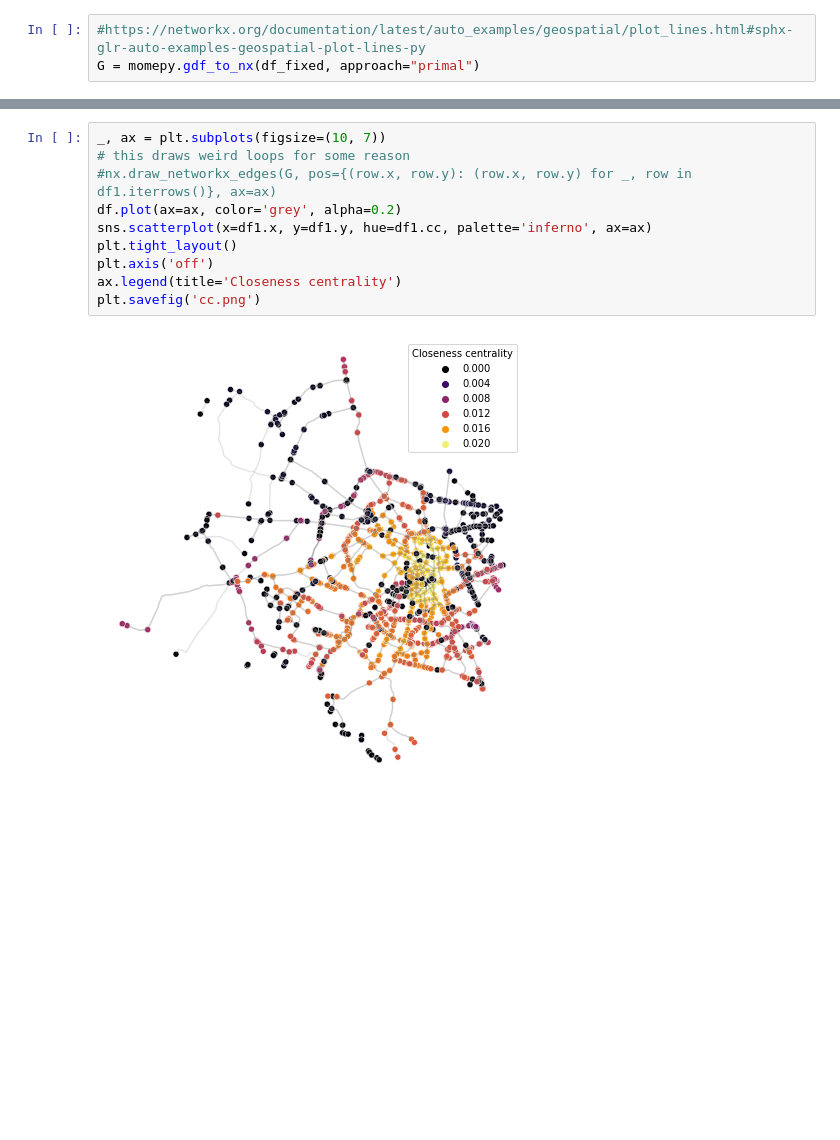
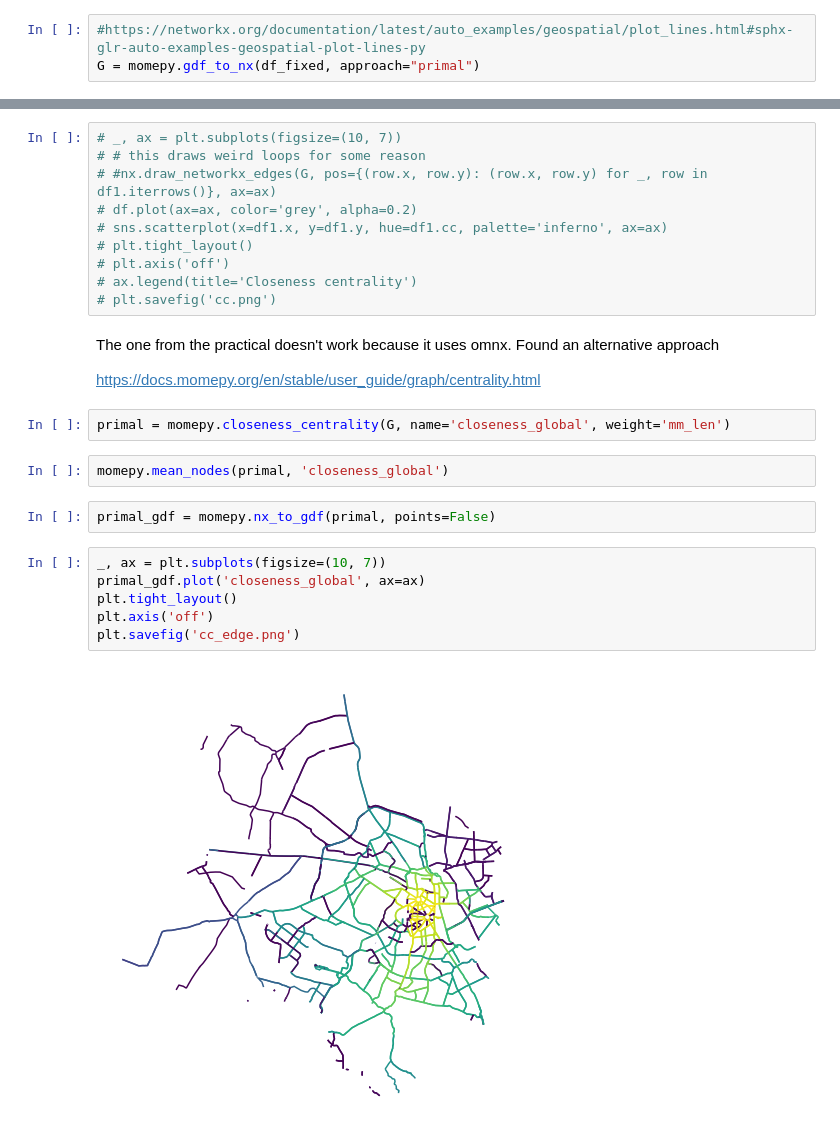
Before and after one commit to akazukin5151/comparative-accessibility, a Jupyter notebook: delhi centrality.ipynb, the cells around one changed output, grey strips where cells are left out. Cells and saved outputs as stored; diff of their text form; blank space fills up the shorter version.

Commit message:
Color edges not nodes for delhi centrality

```diff
--- a/delhi centrality.ipynb
+++ b/delhi centrality.ipynb
@@ -80,12 +68,28 @@ df1
 # %%
-_, ax = plt.subplots(figsize=(10, 7))
-# this draws weird loops for some reason
-#nx.draw_networkx_edges(G, pos={(row.x, row.y): (row.x, row.y) for _, row in df1.iterrows()}, ax=ax)
-df.plot(ax=ax, color='grey', alpha=0.2)
-sns.scatterplot(x=df1.x, y=df1.y, hue=df1.cc, palette='inferno', ax=ax)
-plt.tight_layout()
-plt.axis('off')
-ax.legend(title='Closeness centrality')
-plt.savefig('cc.png')
+# _, ax = plt.subplots(figsize=(10, 7))
+# # this draws weird loops for some reason
+# #nx.draw_networkx_edges(G, pos={(row.x, row.y): (row.x, row.y) for _, row in df1.iterrows()}, ax=ax)
+# df.plot(ax=ax, color='grey', alpha=0.2)
+# sns.scatterplot(x=df1.x, y=df1.y, hue=df1.cc, palette='inferno', ax=ax)
+# plt.tight_layout()
+# plt.axis('off')
+# ax.legend(title='Closeness centrality')
+# plt.savefig('cc.png')
-# %% [output]
-[figure, removed]
+# %% [markdown]
+The one from the practical doesn't work because it uses omnx. Found an alternative approach
+
+https://docs.momepy.org/en/stable/user_guide/graph/centrality.html
+# %%
+primal = momepy.closeness_centrality(G, name='closeness_global', weight='mm_len')
+# %%
+momepy.mean_nodes(primal, 'closeness_global')
+# %%
+primal_gdf = momepy.nx_to_gdf(primal, points=False)
+# %%
+_, ax = plt.subplots(figsize=(10, 7))
+primal_gdf.plot('closeness_global', ax=ax)
+plt.tight_layout()
+plt.axis('off')
+plt.savefig('cc_edge.png')
+# %% [output]
+[figure, added]
```
Also changed, not shown: parts of 3 cells of this notebook, 1 other file.
